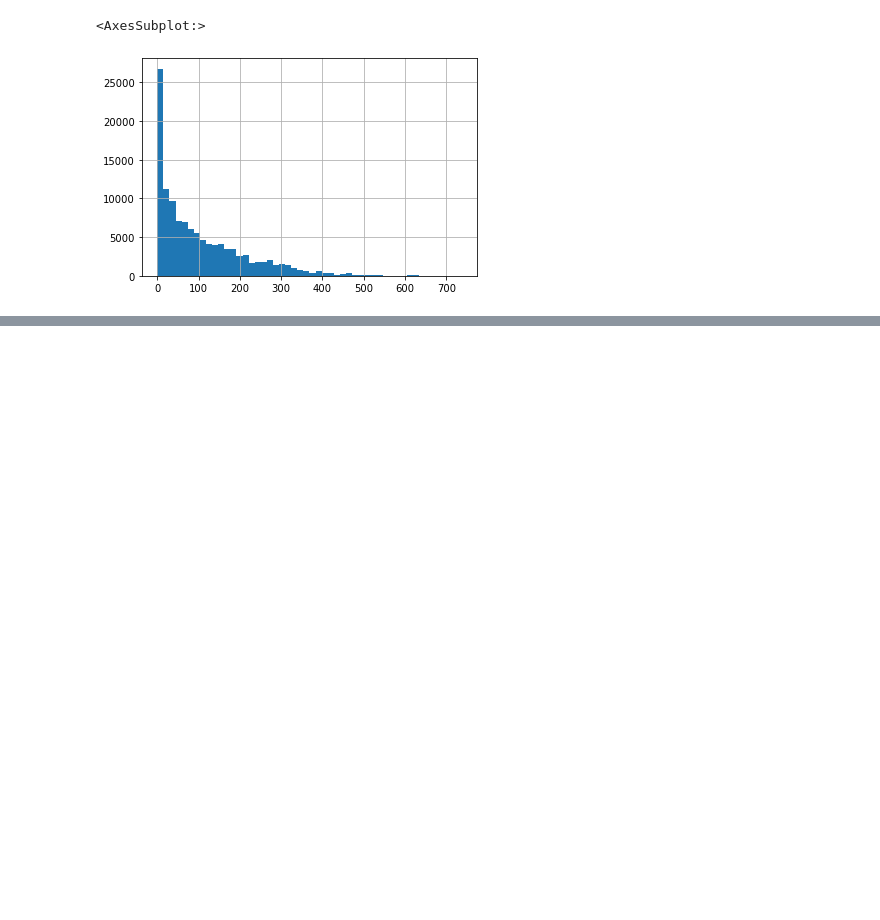
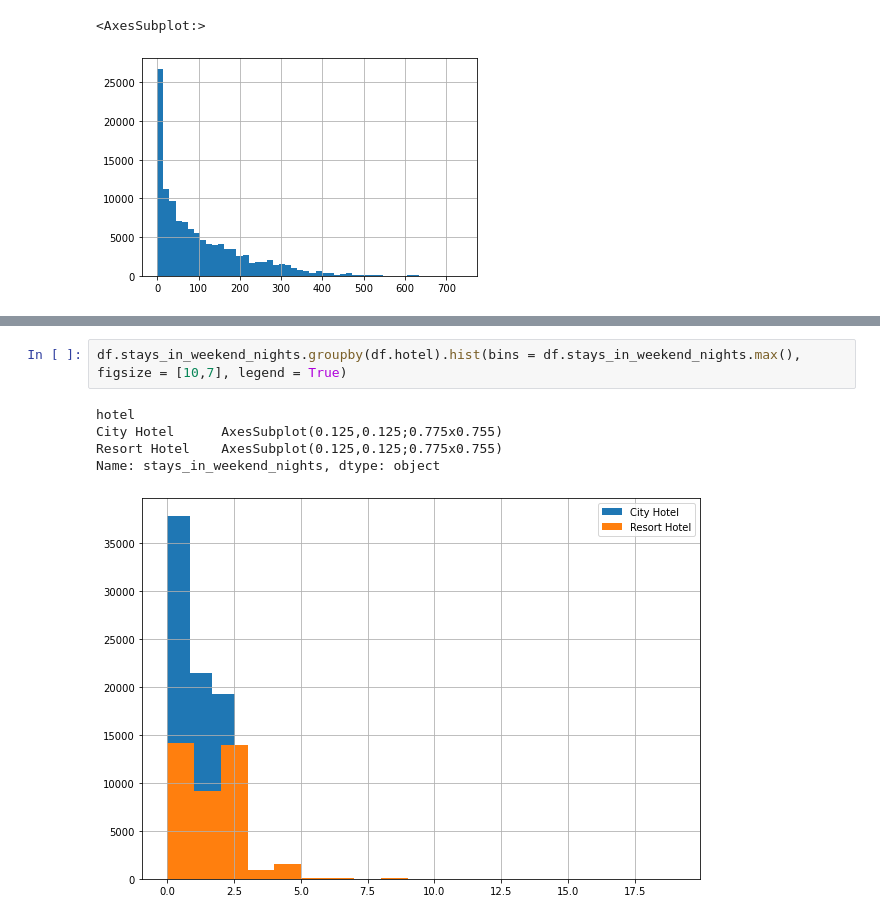
Before and after one commit to DJ1070/Hotel_Bookings, a Jupyter notebook: Hotel.ipynb, the cells around one changed output, grey strips where cells are left out. Cells and saved outputs as stored; diff of their text form; blank space fills up the shorter version.

```diff
--- a/Hotel.ipynb
+++ b/Hotel.ipynb
@@ -164,0 +162,8 @@ KeyboardInterrupt:
+# %%
+df.stays_in_weekend_nights.groupby(df.hotel).hist(bins = df.stays_in_weekend_nights.max(), figsize = [10,7], legend = True)
+# %% [output]
+hotel
+City Hotel      AxesSubplot(0.125,0.125;0.775x0.755)
+Resort Hotel    AxesSubplot(0.125,0.125;0.775x0.755)
+Name: stays_in_weekend_nights, dtype: object
+[figure, added]
```
Also changed, not shown: parts of 14 cells of this notebook.
